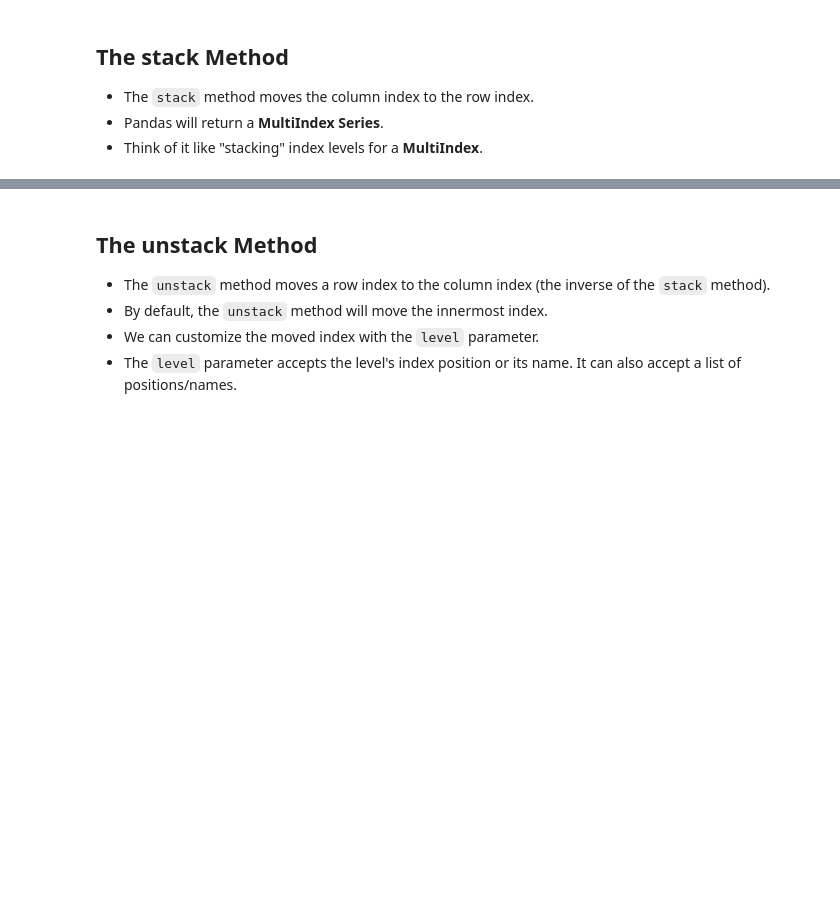
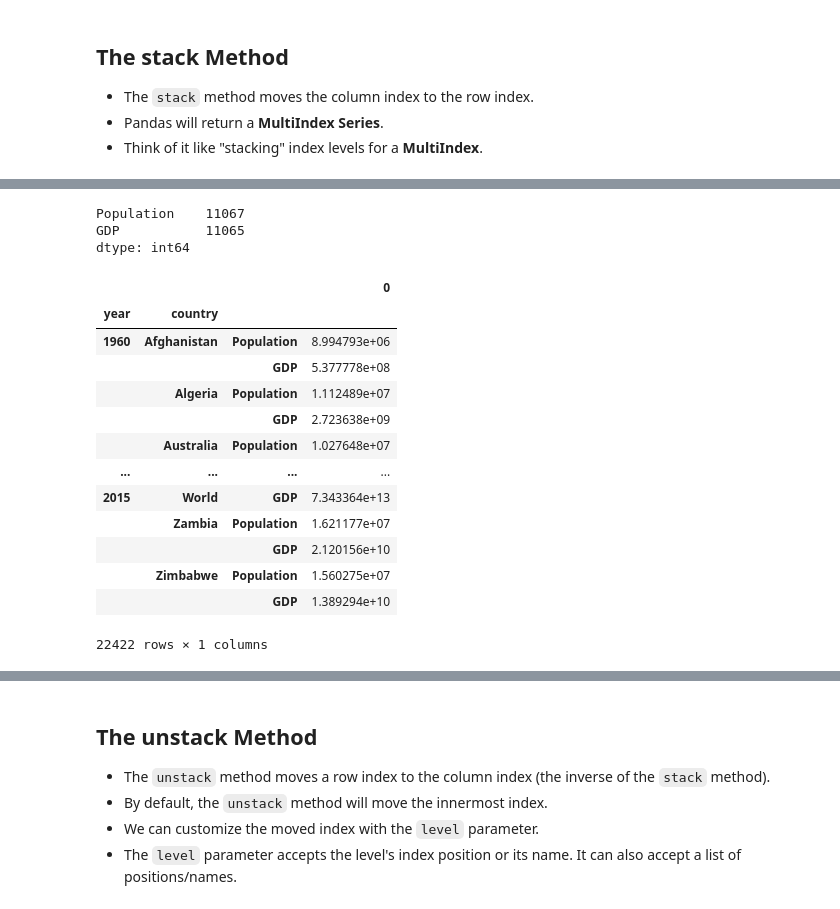
Before and after one commit to abhijeet-bhambere/pashkavers-pandas-trail, a Jupyter notebook: 08 - MultiIndex.ipynb, the cells around one changed output, grey strips where cells are left out. Saved outputs shown, nothing was run; the diff lists cells and outputs as text; code cells hidden in the pictures; blank space fills up the shorter version.

Commit message:
Multi-indexing - Day3

```diff
--- a/08 - MultiIndex.ipynb
+++ b/08 - MultiIndex.ipynb
@@ -365,3 +387,7 @@ bond.loc[("Sean Connery","Guy Hamilton"):("Sean Connery","Lewis Gilbert"),("Film
 - The `stack` method moves the column index to the row index.
 - Pandas will return a **MultiIndex Series**.
 - Think of it like "stacking" index levels for a **MultiIndex**.
+# %%
+# Inspecting the data we can see that we can assign year then country as the indexes
+worldstats = pd.read_csv("worldstats.csv",index_col=["year","country"]).sort_index()
+worldstats.head()
@@ -367,0 +402,23 @@ bond.loc[("Sean Connery","Guy Hamilton"):("Sean Connery","Lewis Gilbert"),("Film
+# %%
+worldstats.nunique()
+# %% [output]
+Population    11067
+GDP           11065
+dtype: int64
+# %%
+worldstats.stack().to_frame()
+# %% [output]
+|  |  |  | 0 |
+| year | country |  |  |
+| 1960 | Afghanistan | Population | 8.994793e+06 |
+|  |  | GDP | 5.377778e+08 |
+|  | Algeria | Population | 1.112489e+07 |
+|  |  | GDP | 2.723638e+09 |
+|  | Australia | Population | 1.027648e+07 |
+| ... | ... | ... | ... |
+| 2015 | World | GDP | 7.343364e+13 |
+|  | Zambia | Population | 1.621177e+07 |
+|  |  | GDP | 2.120156e+10 |
+|  | Zimbabwe | Population | 1.560275e+07 |
+|  |  | GDP | 1.389294e+10 |
+22422 rows × 1 columns
```
Also changed, not shown: parts of 7 cells of this notebook.
